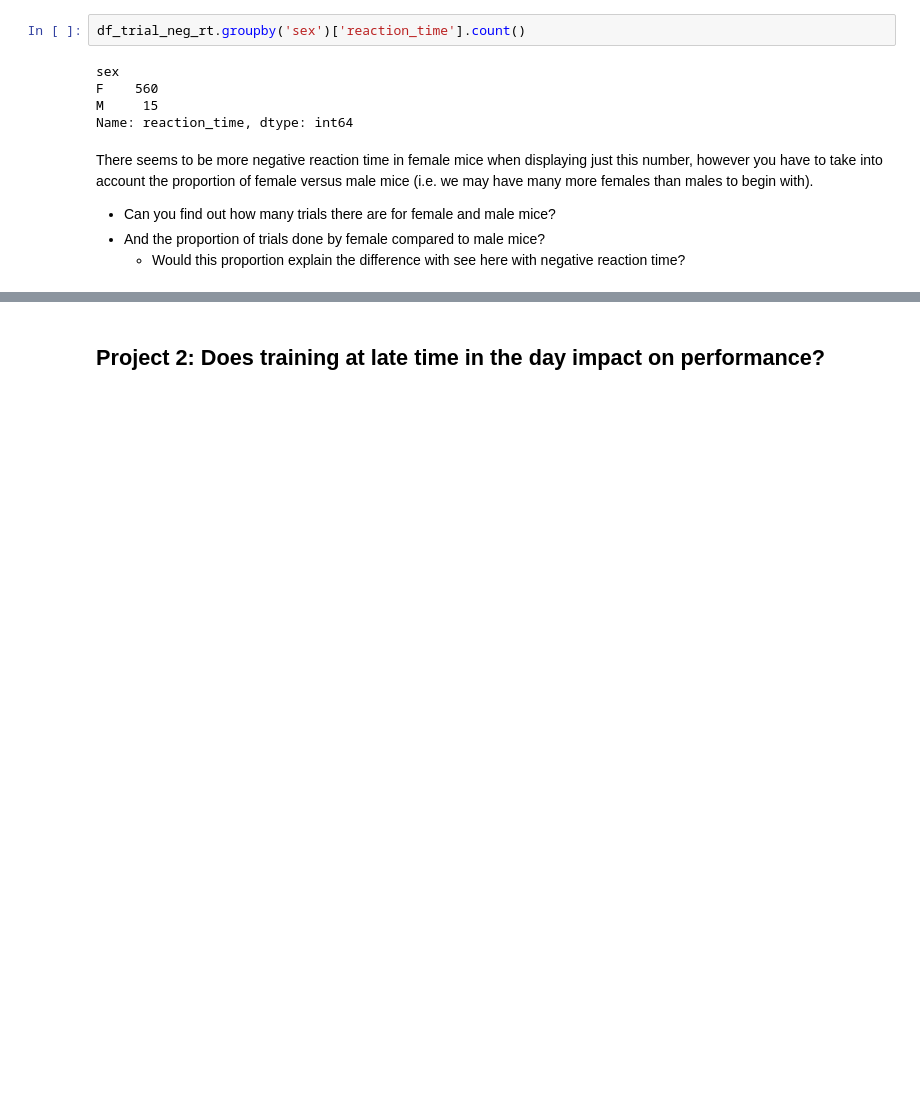
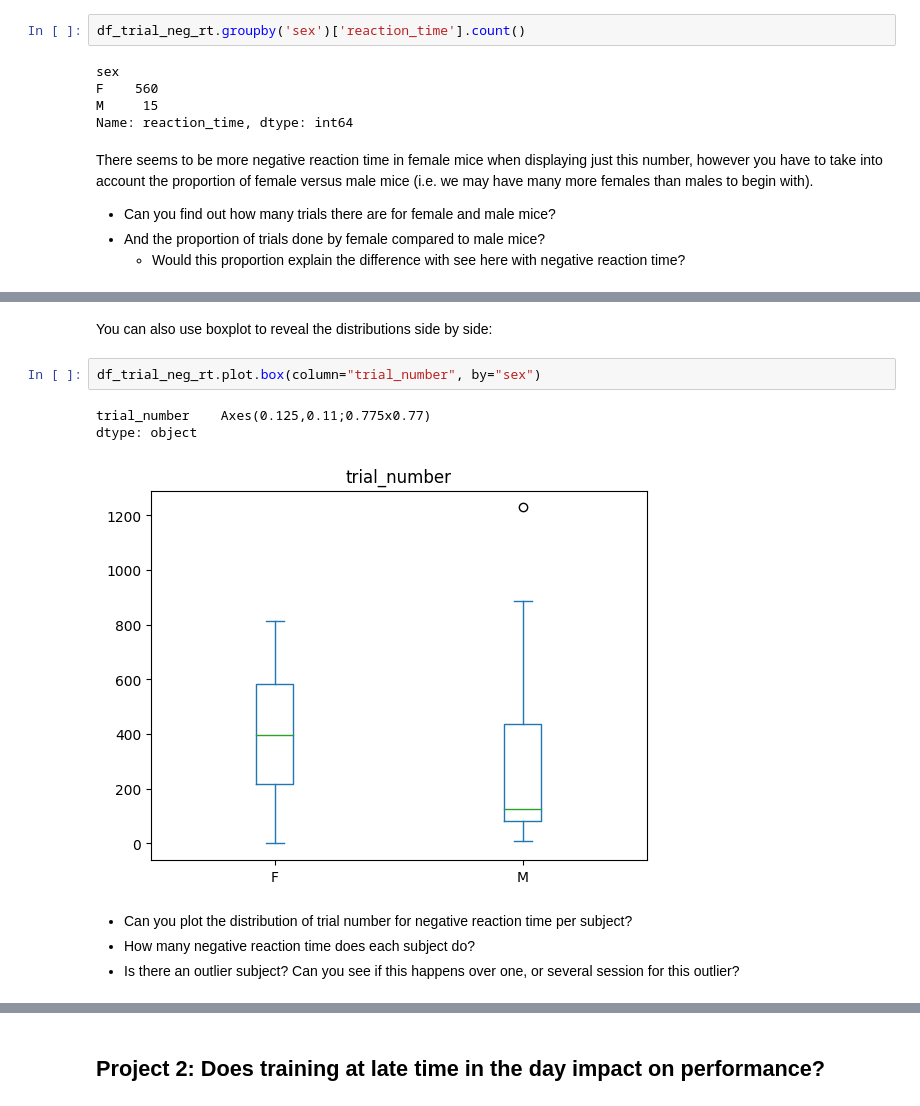
Before and after one commit to int-brain-lab/iblcourse, a Jupyter notebook: sources/behavior_course/course.ipynb, the cells around one changed output, grey strips where cells are left out. Saved outputs shown, nothing was run; the diff lists cells and outputs as text; blank space fills up the shorter version.

```diff
--- a/sources/behavior_course/course.ipynb
+++ b/sources/behavior_course/course.ipynb
@@ -148,0 +171,12 @@ Let's see if negative reaction times occur at the end or beginning of the sessio
+# %% [markdown]
+You can also use boxplot to reveal the distributions side by side:
+# %%
+df_trial_neg_rt.plot.box(column="trial_number", by="sex")
+# %% [output]
+trial_number    Axes(0.125,0.11;0.775x0.77)
+dtype: object
+[figure, added]
+# %% [markdown]
+- Can you plot the distribution of trial number for negative reaction time per subject?
+- How many negative reaction time does each subject do?
+- Is there an outlier subject? Can you see if this happens over one, or several session for this outlier?
```
Also changed, not shown: parts of 7 cells of this notebook, 1 other file.
